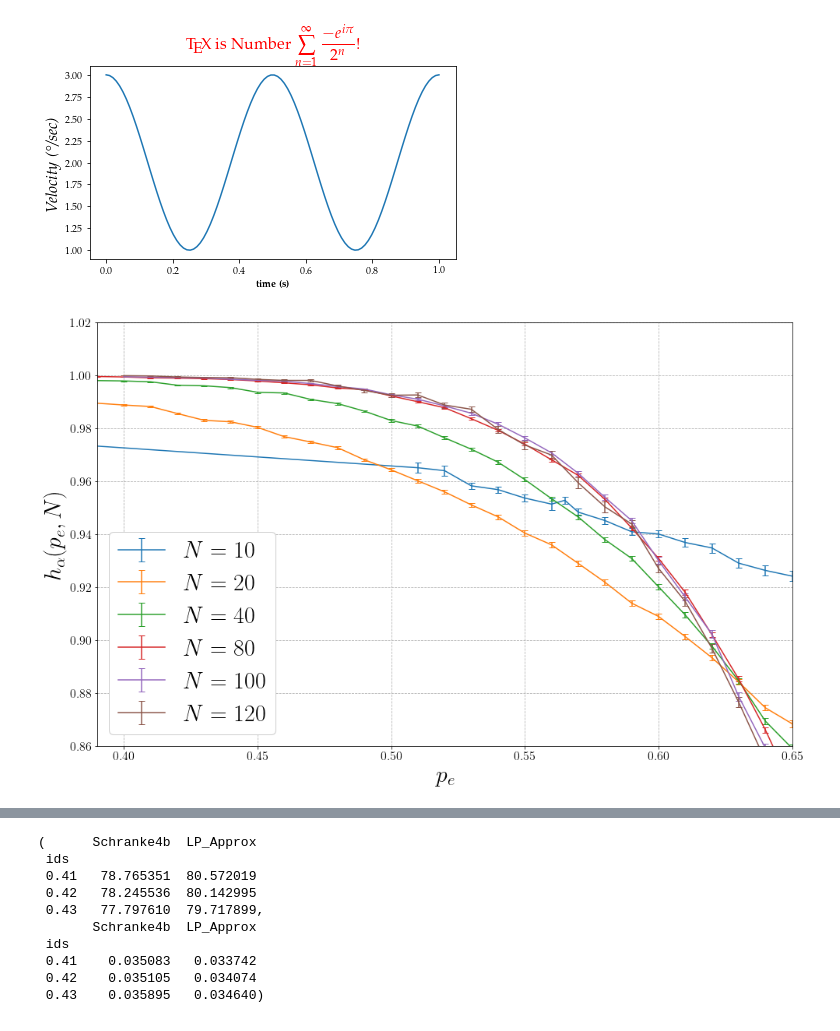
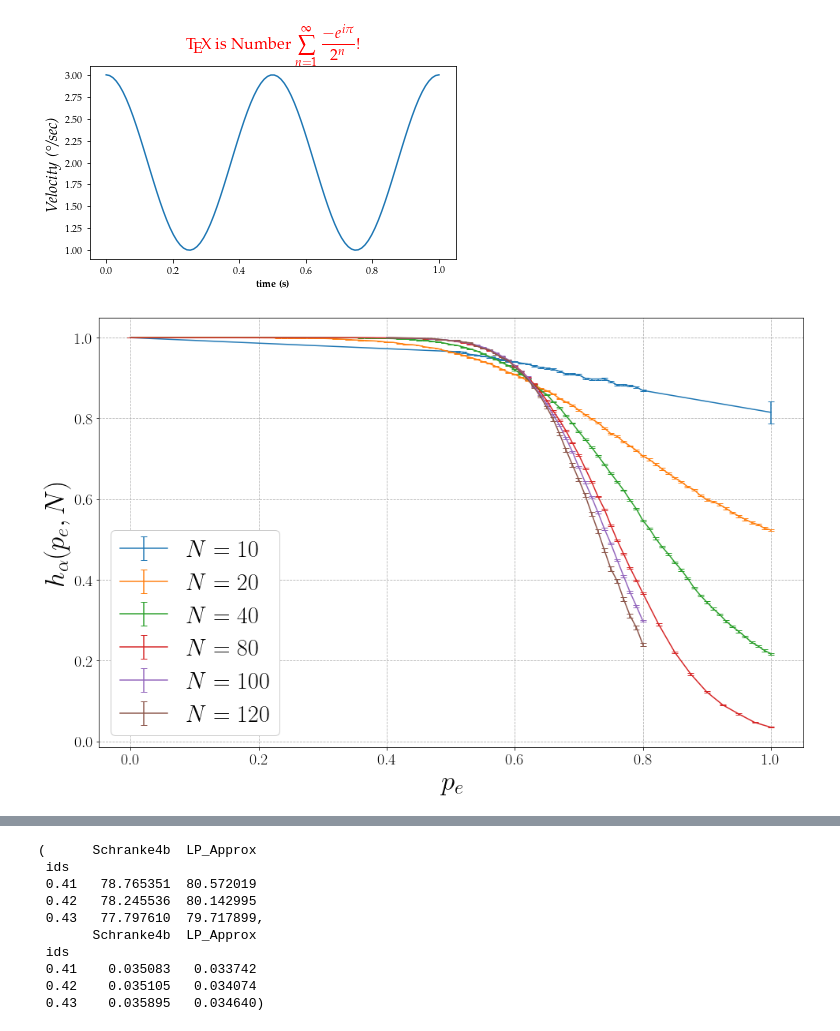
Before and after one commit to T3K14/Masterarbeit-Auswertung, a Jupyter notebook: KFC2.ipynb, the cells around one changed output, grey strips where cells are left out. Saved outputs shown, nothing was run; the diff lists cells and outputs as text; code cells hidden in the pictures.

```diff
--- a/KFC2.ipynb
+++ b/KFC2.ipynb
@@ -177,4 +193,4 @@ Ich schliesse, dass fuer 1 Szenario bestätigt wurde, dass Schranke4b und Optimu
 # neue vorausgewerteten Daten kommen dazu
 # %%
 pv = r'D:\Uni\Masterarbeit\Daten\KFC2\1_scenario\Vorauswertungen'
-_, dic_lp = auswertung_ma.read_vorauswertung(pv, id='p', id_stelle=-2, read_lp=True)
+data_vor1, dic_lp1 = auswertung_ma.read_vorauswertung(pv, id='p', id_stelle=-2, read_lp=True)
@@ -187,18 +474,21 @@ fig, ax = plt.subplots(figsize=(16, 10))
 ax.grid(ls='--')
 ax.set_axisbelow(True)
 
-for n in dic_lp:
+for n in sorted(dic_lp1.keys()):
+    print(n)
 
-    ax.scatter(dic_lp[n].index, dic_lp[n]['Anteil_GGL'], label=f"$N={n}$")
+    ax.errorbar(dic_lp1[n].index, dic_lp1[n]['Anteil_GGL'], yerr=dic_lp1[n]['Delta_Anteil_GGL'], fmt='o', capsize=capsize, markersize=markersize, markerfacecolor=markerfacecolor, label=f"$N={n}$")
 
 ax.set_xlabel('$p_e$', fontsize=axislabelsize)
-ax.set_ylabel(r'Anteil ganz geloester Probleminstanzen', fontsize=axislabelsize)
+ax.set_ylabel(r'$\langle r_{sol} \rangle$', fontsize=axislabelsize)
 
 ax.legend(fontsize=30, framealpha=1)
 for label in (ax.get_xticklabels() + ax.get_yticklabels()):
-    label.set_fontsize(16)
+    label.set_fontsize(label_fontsize)
 ax.grid(ls='--')
 
+# ax.set_xlim([0, 0.3])
+# ax.set_ylim([0.95, 1.01])
 
-# plt.savefig('res_80.png', dpi=300, facecolor=[1,1,1,1])
+plt.savefig(os.path.join(plot_output_path, 'pe_rsol1b.png'), dpi=300, facecolor=[1,1,1,1], bbox_inches='tight')
 # %% [output]
@@ -206,22 +500,26 @@ ax.grid(ls='--')
 # %%
-# Anteil vom LP-Approx Algorithmus ganz geloester Problemstellungen
+# Anteil ganzzahliger LP Variablen
 
 fig, ax = plt.subplots(figsize=(16, 10))
 ax.grid(ls='--')
 ax.set_axisbelow(True)
 
-for n in dic_lp:
+fmts = ['o', 'o', 'o', 'o']
 
-    ax.scatter(dic_lp[n].index, dic_lp[n]['Anteil_GLPV'], label=f"$N={n}$")
+
+for n in sorted(dic_lp1.keys()):
+
+#     ax.scatter(dic_lp[n].index, dic_lp[n]['Anteil_GLPV'], label=f"$N={n}$")
+    ax.errorbar(dic_lp1[n].index, dic_lp1[n]['Anteil_GLPV'], yerr=dic_lp1[n]['Delta_Anteil_GLPV'], fmt=fmts[0], markersize=8, markerfacecolor='none', capsize=4, label=f'$N={n}$')
 
 ax.set_xlabel('$p_e$', fontsize=axislabelsize)
-ax.set_ylabel(r'Anteil ganzzahliger LP-Variablen', fontsize=axislabelsize)
+ax.set_ylabel(r'$\langle r_{int} \rangle$', fontsize=axislabelsize)
 
 ax.legend(fontsize=30, framealpha=1)
 for label in (ax.get_xticklabels() + ax.get_yticklabels()):
-    label.set_fontsize(16)
+    label.set_fontsize(label_fontsize)
 ax.grid(ls='--')
 
 
-# plt.savefig('res_80.png', dpi=300, facecolor=[1,1,1,1])
+plt.savefig(os.path.join(plot_output_path, 'pe_rint1b.png'), dpi=300, facecolor=[1,1,1,1], bbox_inches='tight')
 # %% [output]
@@ -331,42 +627,40 @@ ax.set_title(r'\TeX\ is Number $\displaystyle\sum_{n=1}^\infty'
 Text(0.5, 1.0, '\\TeX\\ is Number $\\displaystyle\\sum_{n=1}^\\infty\\frac{-e^{i\\pi}}{2^n}$!')
 [figure]
 # %%
-
-
 fig, ax = plt.subplots(figsize=(16,10))
 alpha=1.0
 alg='LP_Approx'
 
-pcs1 = auswertung_ma.prepare_alg_vs_schranke_data(data1, data1_vor, alg, alpha)
+pcs1 = auswertung_ma.prepare_alg_vs_schranke_data(data1, data_vor1, alg, alpha)
 
 for n in sorted(pcs1.keys()):
 
     if n not in [160]:
         ax.errorbar(pcs1[n].ids, pcs1[n].props, yerr=pcs1[n].std_dev, capsize=4, label=f'$N={n}$')
 
 ax.legend(fontsize=30, framealpha=1)
 
 ax.set_xlabel('$p_e$', fontsize=axislabelsize)
 ax.set_ylabel(f'$h_\\alpha(p_e, N)$', fontsize=axislabelsize)
 
 # ax.set_xlim([0.4,.81])
 # ax.set_ylim([0.6, 1.02])
 
 # ax.set_xlim([0.395, 0.805])
 # ax.set_ylim([0.35, 1.02])
 
 # ax.set_ylim([0.85, 1.02])
 
 # ax.text(0.51, 0.39, f"LP, $\\alpha={alpha}$", color="black", bbox=dict(fc='None', alpha=.5, boxstyle='round', color='grey'), fontsize=40)
 
 
-ax.set_xlim([0.39,.65])
-ax.set_ylim([0.86, 1.02])
+# ax.set_xlim([0.39,.65])
+# ax.set_ylim([0.86, 1.02])
 # Set tick font size
 for label in (ax.get_xticklabels() + ax.get_yticklabels()):
-    label.set_fontsize(16)
+    label.set_fontsize(label_fontsize)
 ax.grid(ls='--')
 
-# plt.savefig('pk_uebergang_lp_alpha1.png', dpi=300, facecolor=[1,1,1,1], bbox_inches='tight')
+plt.savefig(os.path.join(plot_output_path, f'pe_lp_h_{alpha}_1.png'), dpi=300, facecolor=[1,1,1,1], bbox_inches='tight')
 # %% [output]
-[figure, old version]
+[figure, new version]
```
Also changed, not shown: parts of 43 cells of this notebook, 5 other files.
